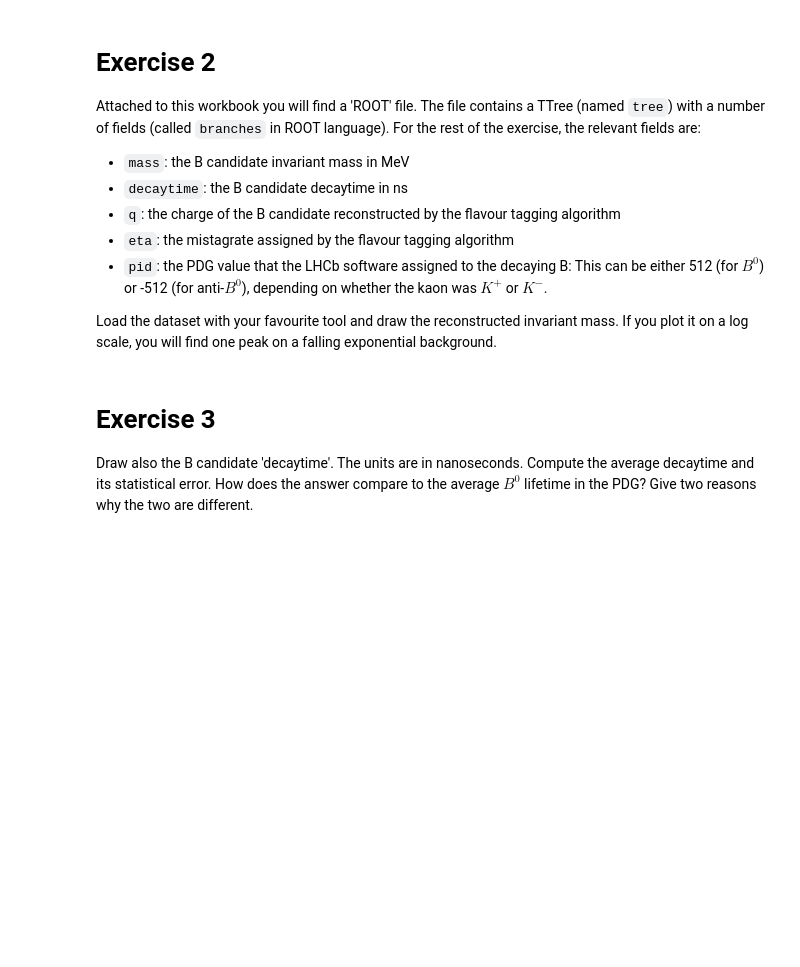
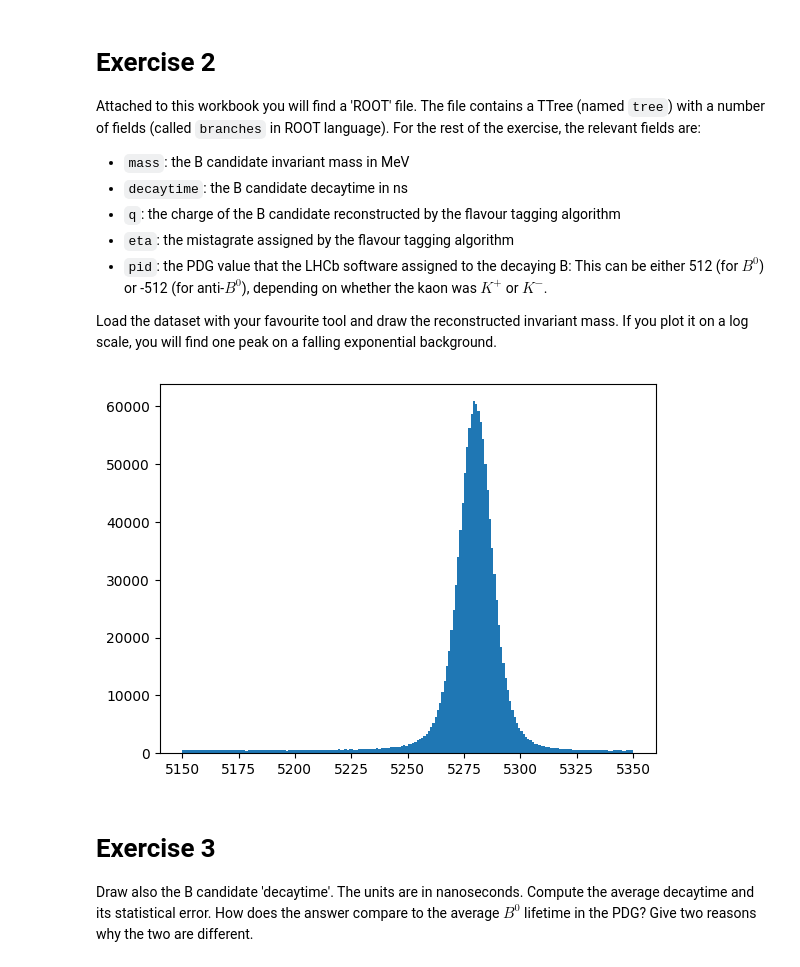
Before and after one commit to wouterhuls/FlavourPhysicsBND2023, a Jupyter notebook: mixingfrequency.ipynb, the cells around one changed output. Drawn from its saved outputs; the diff is of its cells as text; code cells hidden in the pictures; blank space fills up the shorter version.

```diff
--- a/mixingfrequency.ipynb
+++ b/mixingfrequency.ipynb
@@ -77,17 +86,28 @@ import uproot
 # %%
 #@title Example solution
+# The input file is accessible both as a root file and a pandas dataframe:
+# http://www.nikhef.nl/~wouterh/tmp/kstarntuple_for_BND.root
+# http://www.nikhef.nl/~wouterh/tmp/kstarntuple_for_BND.pkl.bz2
+
+# This is a partial solution using the dataframe. Earlier we used uproot, but
+# that it a little slow with large datasets.
 # This is a partial solution to the exercise using uproot. You can also use pyroot if you prefer.
-url = 'http://www.nikhef.nl/~wouterh/tmp/kstarntuple_for_BND.root'
+url = 'http://www.nikhef.nl/~wouterh/tmp/kstarntuple_for_BND.pkl.bz2'
 
-import uproot
-events = uproot.open(url + ":tree")
-mass = events["mass"].array()
+#import uproot
+#events = uproot.open(url + ":tree")
+#mass = events["mass"].array()
 
+import pandas as pd
+df = pd.read_pickle("http://www.nikhef.nl/~wouterh/tmp/kstarntuple_for_BND.pkl.bz2")
+mass = df['mass']
 import matplotlib.pyplot as plt
 plt.hist(mass, bins=200)
 plt.show()
 
-# Hint: you will see a lot more if you plot on a log scale and with more bins!
+# Note: you will see the shape of the background better if you plot on a logscale!
+# %% [output]
+[figure, added]
 # %% [markdown]
 # Exercise 3
 
```
Also changed, not shown: parts of 11 cells of this notebook.
